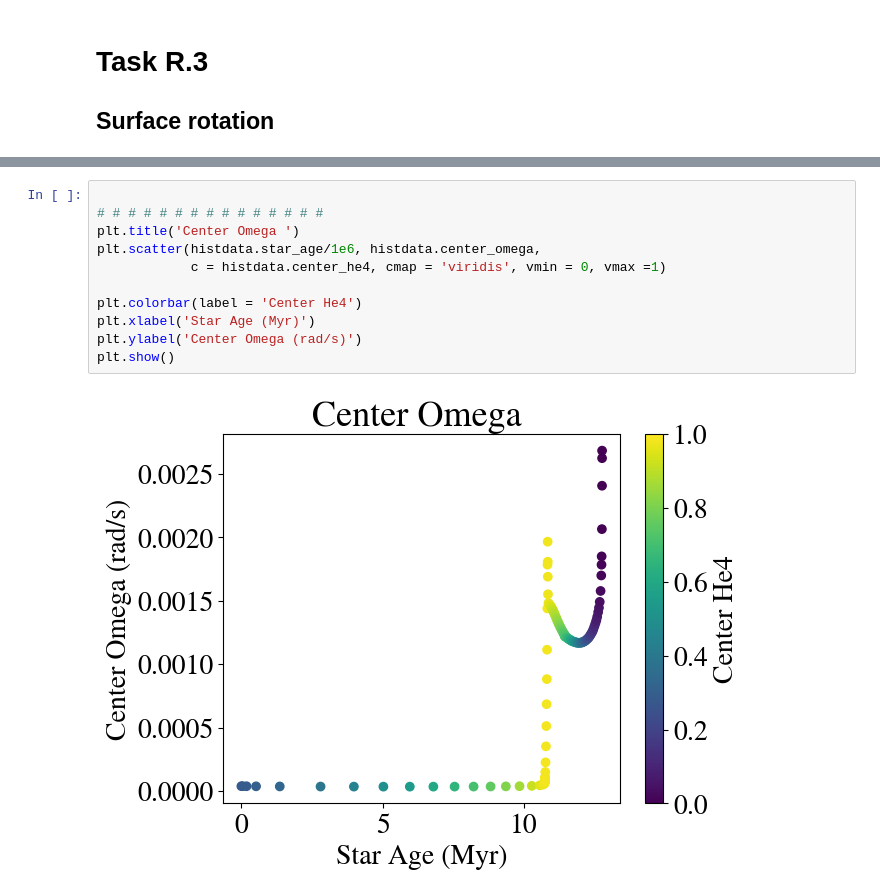
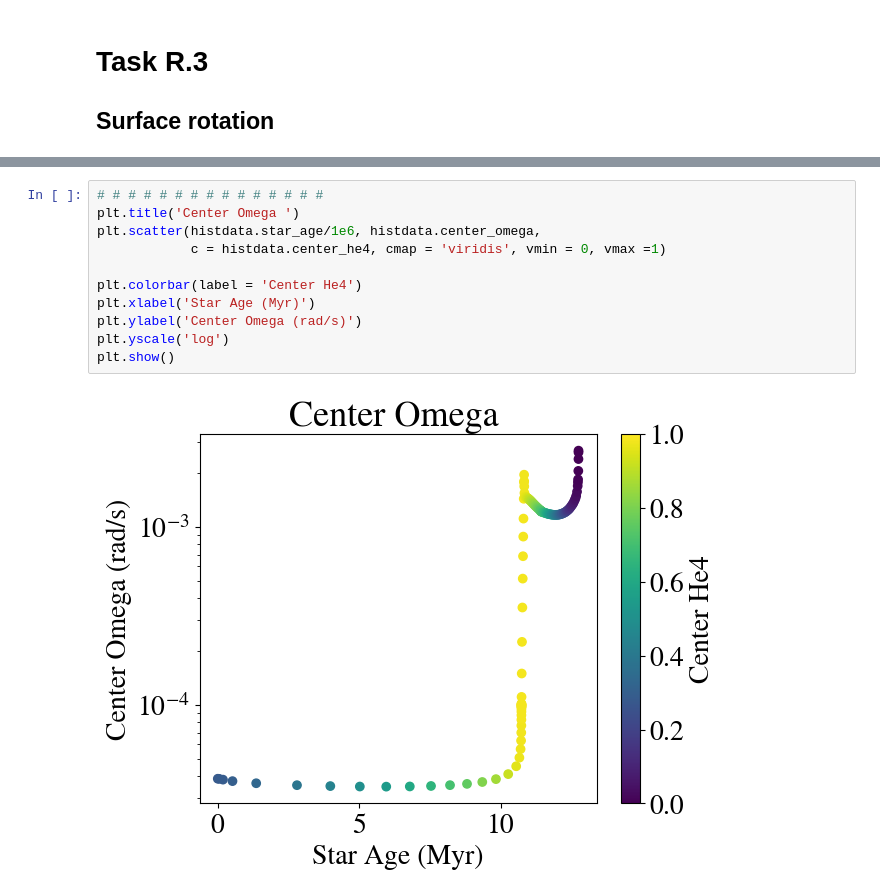
Before and after one commit to LiekeVanSon/liekevanson.github.io, a Jupyter notebook: IAUhackathon/Solutions/Day2_rotation.ipynb, the cells around one changed output, grey strips where cells are left out. Saved outputs shown, nothing was run; the diff lists cells and outputs as text.

```diff
--- a/IAUhackathon/Solutions/Day2_rotation.ipynb
+++ b/IAUhackathon/Solutions/Day2_rotation.ipynb
@@ -212,13 +194,13 @@ plt.show()
 # %%
-
 # # # # # # # # # # # # # # #
 plt.title('Center Omega ')
 plt.scatter(histdata.star_age/1e6, histdata.center_omega,
             c = histdata.center_he4, cmap = 'viridis', vmin = 0, vmax =1)
 
 plt.colorbar(label = 'Center He4')
 plt.xlabel('Star Age (Myr)')
 plt.ylabel('Center Omega (rad/s)')
+plt.yscale('log')
 plt.show()
 # %% [output]
-[figure, old version]
+[figure, new version]
```
Also changed, not shown: parts of 12 cells of this notebook, 8 other files.
